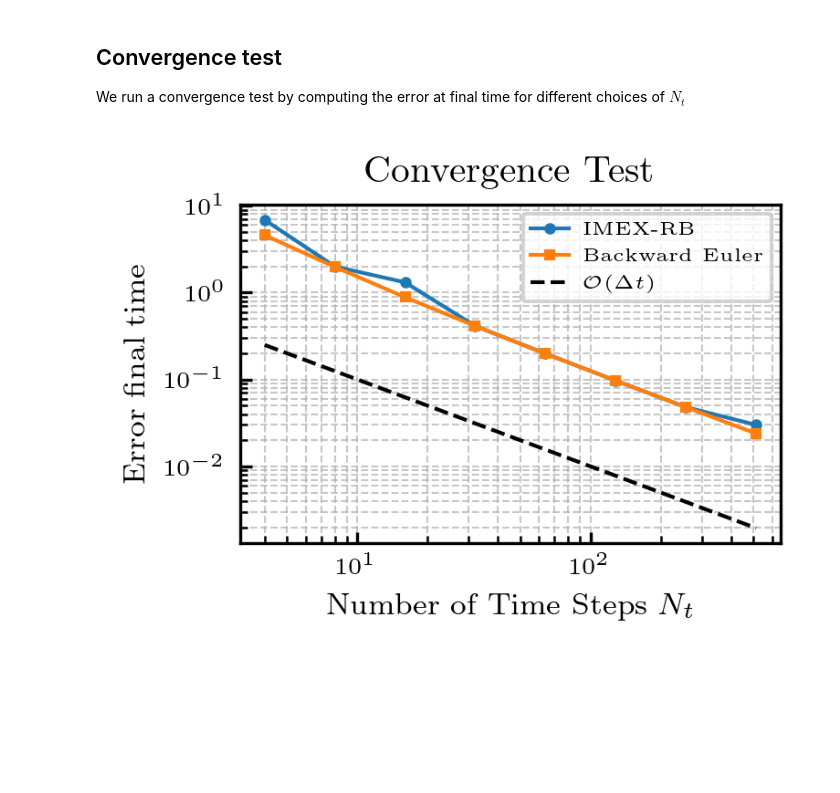
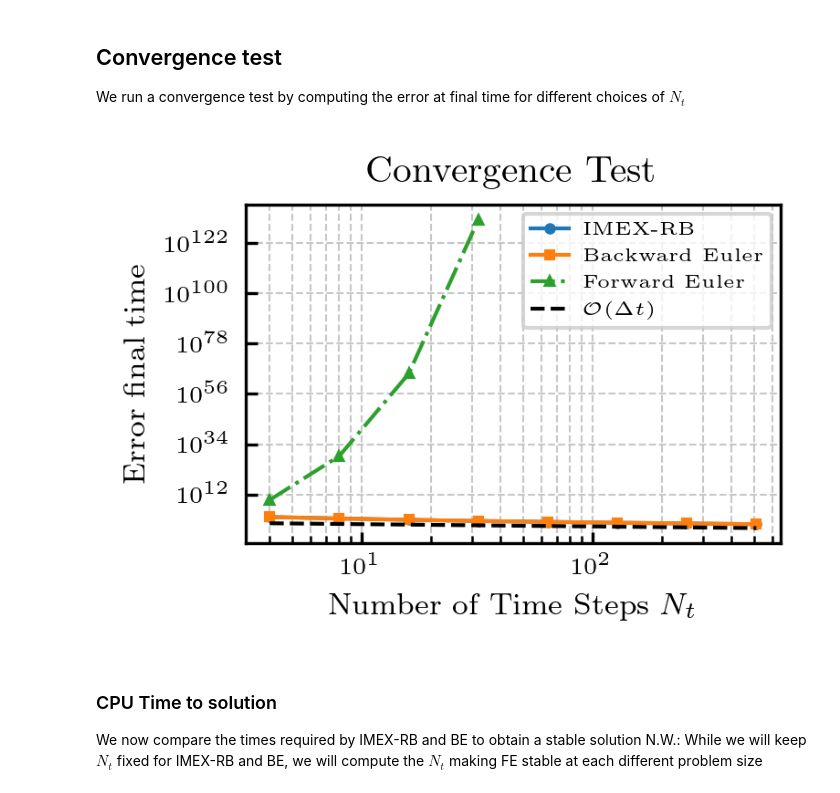
Before and after one commit to Fra-Sala/IMEX-RB, a Jupyter notebook: tutorials/heat1D.ipynb, the cells around one changed output. Saved outputs shown, nothing was run; the diff lists cells and outputs as text; code cells hidden in the pictures; blank space fills up the shorter version.

```diff
--- a/tutorials/heat1D.ipynb
+++ b/tutorials/heat1D.ipynb
@@ -87,7 +88,7 @@ We can now integrate in time, to show the performance of IMEX-RB compared to cla
 from problems1D import Heat1D
 
 L = 1
-Nx = 500
+Nx = 50
 kappa = 0.5
 bc_left = 0.0
 bc_right = 0.0
@@ -200,9 +217,9 @@ for Nt in Nt_values:
     uFE, *_ = forward_euler(problem, u0, tspan, Nt)
 
     # Compute errors at final time for each scheme
-    err_imex = compute_errors(uIMEX, tvec, problem.domain, problem.exact_sol)
-    err_be = compute_errors(uBE, tvec, problem.domain, problem.exact_sol)
-    err_fe = compute_errors(uFE, tvec, problem.domain, problem.exact_sol)
+    err_imex = compute_errors(uIMEX, tvec, problem.domain, problem.exact_solution)
+    err_be = compute_errors(uBE, tvec, problem.domain, problem.exact_solution)
+    err_fe = compute_errors(uFE, tvec, problem.domain, problem.exact_solution)
 
     # Store the final error
     errors_imex.append(err_imex[-1])
@@ -211,14 +228,19 @@ for Nt in Nt_values:
 # %%
 # Plot the convergence results
 plt.loglog(Nt_values, errors_imex, label="IMEX-RB", marker='o', linestyle='-')
 plt.loglog(Nt_values, errors_be, label="Backward Euler", marker='s', linestyle='-')
-# plt.loglog(Nt_values, errors_fe, label="Forward Euler", marker='^', linestyle='-.')
+plt.loglog(Nt_values, errors_fe, label="Forward Euler", marker='^', linestyle='-.')
 plt.loglog(Nt_values, [1/Nt for Nt in Nt_values], label=r"$\mathcal{O}(\Delta t)$", color="k", linestyle='--')
 plt.xlabel(r"Number of Time Steps $N_t$")
 plt.ylabel("Error final time")
 plt.title("Convergence Test")
 plt.legend()
 plt.grid(True, which="both", linewidth=0.5)
 plt.show()
 # %% [output]
-[figure, old version]
+[figure, new version]
+# %% [markdown]
+### CPU Time to solution
+
+We now compare the times required by IMEX-RB and BE to obtain a stable solution
+N.W.: While we will keep $N_t$ fixed for IMEX-RB and BE, we will compute the $N_t$ making FE stable at each different problem size
```
Also changed, not shown: parts of 9 cells of this notebook, 3 other files.
